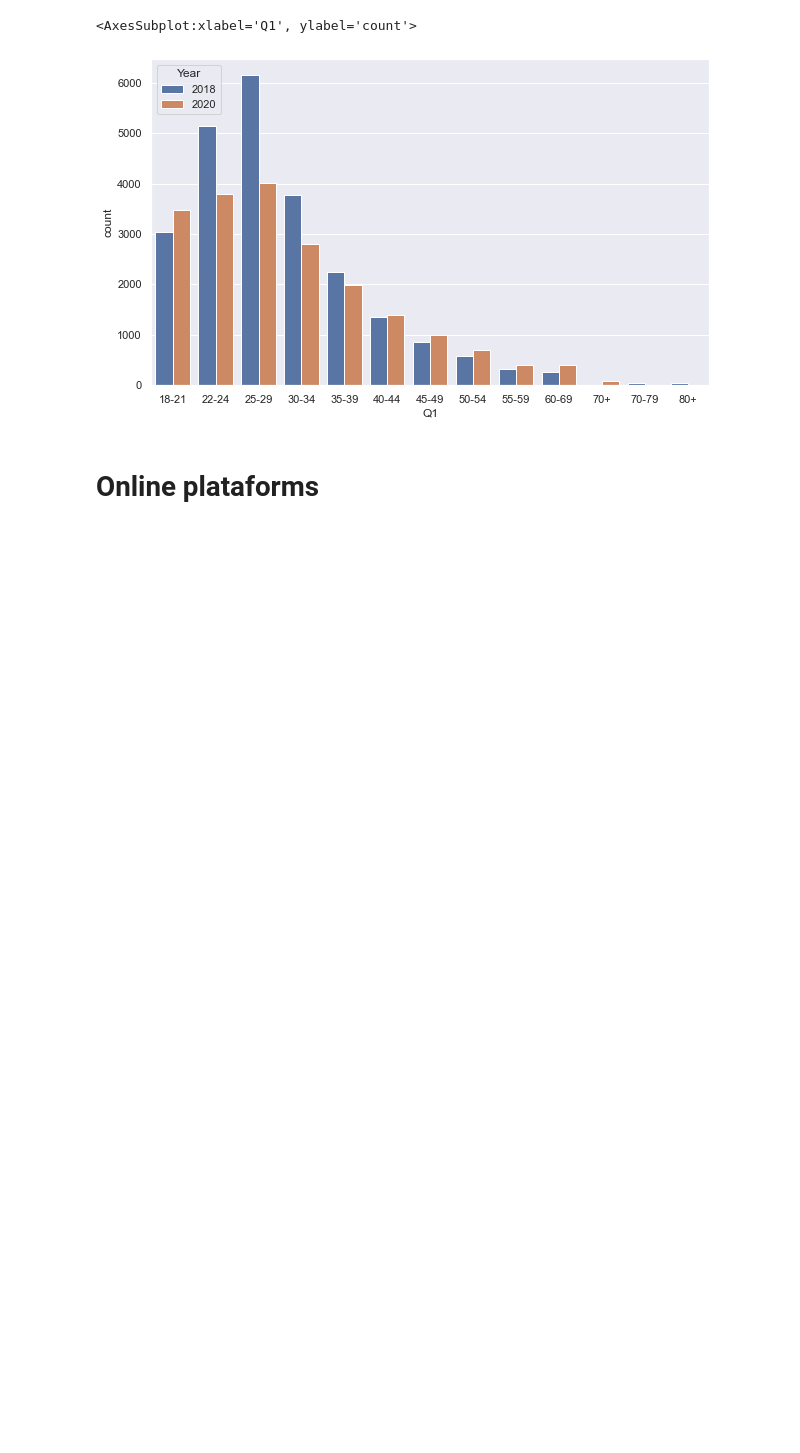
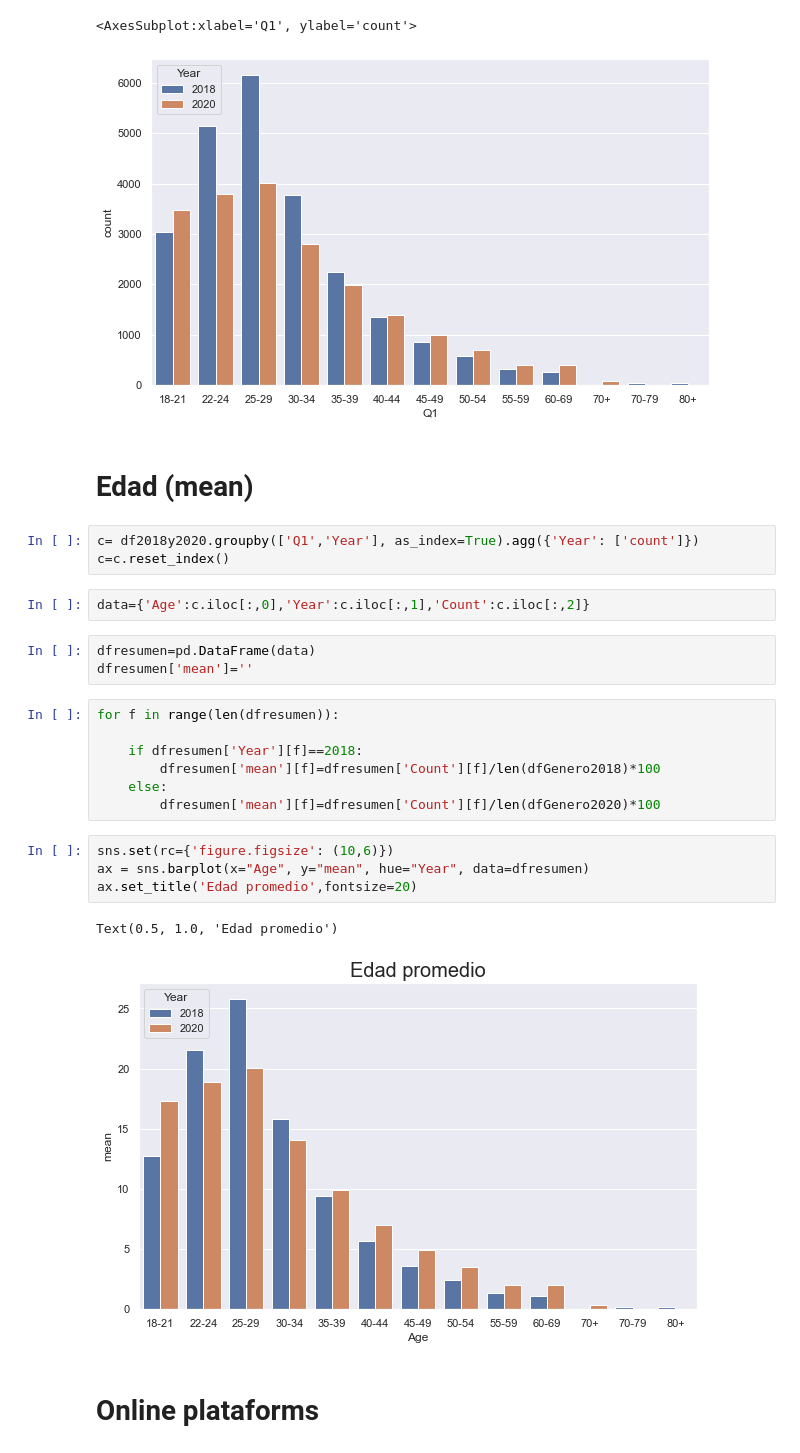
Before and after one commit to WilderGitHub/MCD, a Jupyter notebook: I. 01 Introducción Ciencia de Datos/kaggle-survey/Demographics/kaggleevolucion.ipynb, the cells around one changed output. Cells and saved outputs as stored; diff of their text form; blank space fills up the shorter version.

Commit message:
con promedios en el kaggle

```diff
--- a/I. 01 Introducción Ciencia de Datos/kaggle-survey/Demographics/kaggleevolucion.ipynb
+++ b/I. 01 Introducción Ciencia de Datos/kaggle-survey/Demographics/kaggleevolucion.ipynb
@@ -124,6 +153,30 @@ sns.countplot(data = df2018y2020,x = "Q1",hue="Year",hue_order=[2018, 2020])
 # %% [output]
 <AxesSubplot:xlabel='Q1', ylabel='count'>
 [figure]
+# %% [markdown]
+# Edad (mean)
+# %%
+c= df2018y2020.groupby(['Q1','Year'], as_index=True).agg({'Year': ['count']})
+c=c.reset_index()
+# %%
+data={'Age':c.iloc[:,0],'Year':c.iloc[:,1],'Count':c.iloc[:,2]}
+# %%
+dfresumen=pd.DataFrame(data)
+dfresumen['mean']=''
+# %%
+for f in range(len(dfresumen)):
+
+    if dfresumen['Year'][f]==2018:
+        dfresumen['mean'][f]=dfresumen['Count'][f]/len(dfGenero2018)*100
+    else:
+        dfresumen['mean'][f]=dfresumen['Count'][f]/len(dfGenero2020)*100
+# %%
+sns.set(rc={'figure.figsize': (10,6)})
+ax = sns.barplot(x="Age", y="mean", hue="Year", data=dfresumen)
+ax.set_title('Edad promedio',fontsize=20)
+# %% [output]
+Text(0.5, 1.0, 'Edad promedio')
+[figure, added]
 # %% [markdown]
 # Online plataforms
 # %%
```
Also changed, not shown: parts of 27 cells of this notebook, 4 other files.
